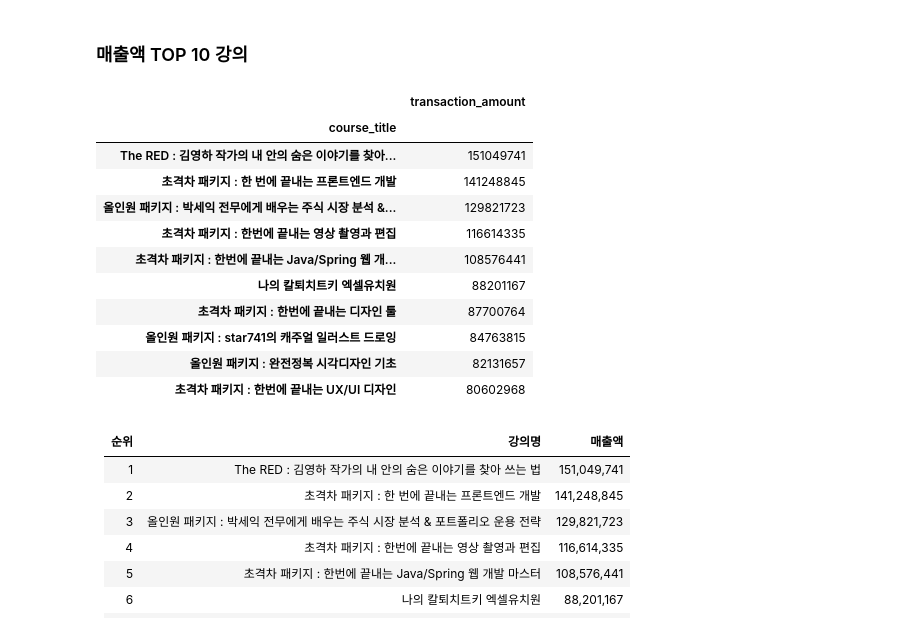
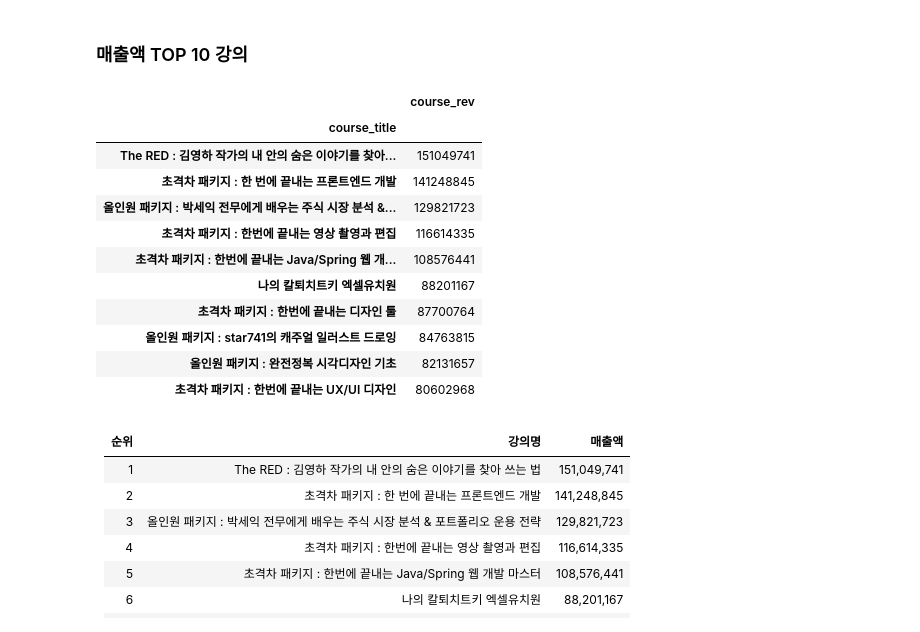
Before and after one commit to jbkim0530/Fast-campus-EDA, a Jupyter notebook: bobjo_visualization_jin.ipynb, the cells around one changed output. Saved outputs shown, nothing was run; the diff lists cells and outputs as text; code cells hidden in the pictures.

```diff
--- a/bobjo_visualization_jin.ipynb
+++ b/bobjo_visualization_jin.ipynb
@@ -10,6 +10,9 @@ plt.rcParams['font.family'] = 'NanumGothic'
 # %%
 # 파일 불러오기
 df = pd.read_csv('./2022-06-29_last_bab.csv')
+# %%
+# miner한 전처리
+df.loc[(df.category_title == '데이터 사이언스'), 'category_title'] = '데이터사이언스'
 # %% [markdown]
 # OVER VIEW
 # %%
@@ -527,10 +563,11 @@ pd.DataFrame(course_sales_count)[:10]
 # %%
 # Top 10 강의 판매건 수
 course_rev = rev.groupby('course_title').sum()['transaction_amount'].sort_values(ascending=False)
 course_rev = pd.DataFrame(course_rev)
+course_rev.columns = ['course_rev']
 course_rev[:10]
 # %% [output]
-|  | transaction_amount |
+|  | course_rev |
 | course_title |  |
 | The RED : 김영하 작가의 내 안의 숨은 이야기를 찾아... | 151049741 |
 | 초격차 패키지 : 한 번에 끝내는 프론트엔드 개발 | 141248845 |
```
Also changed, not shown: parts of 22 cells of this notebook.
